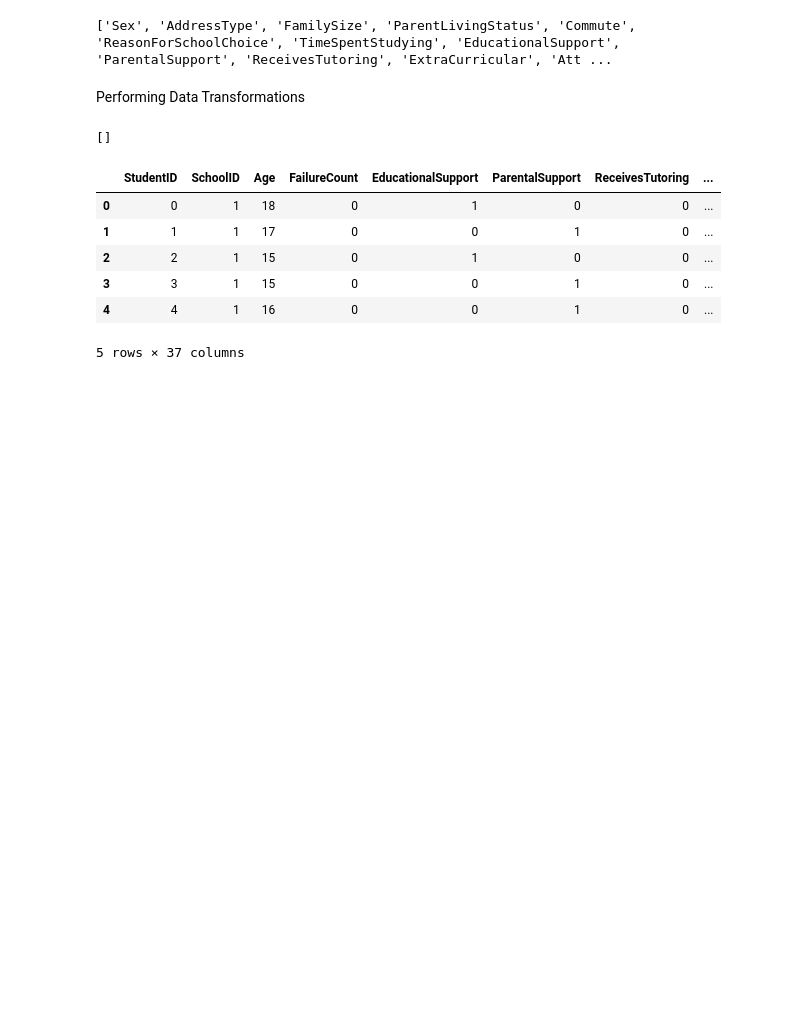
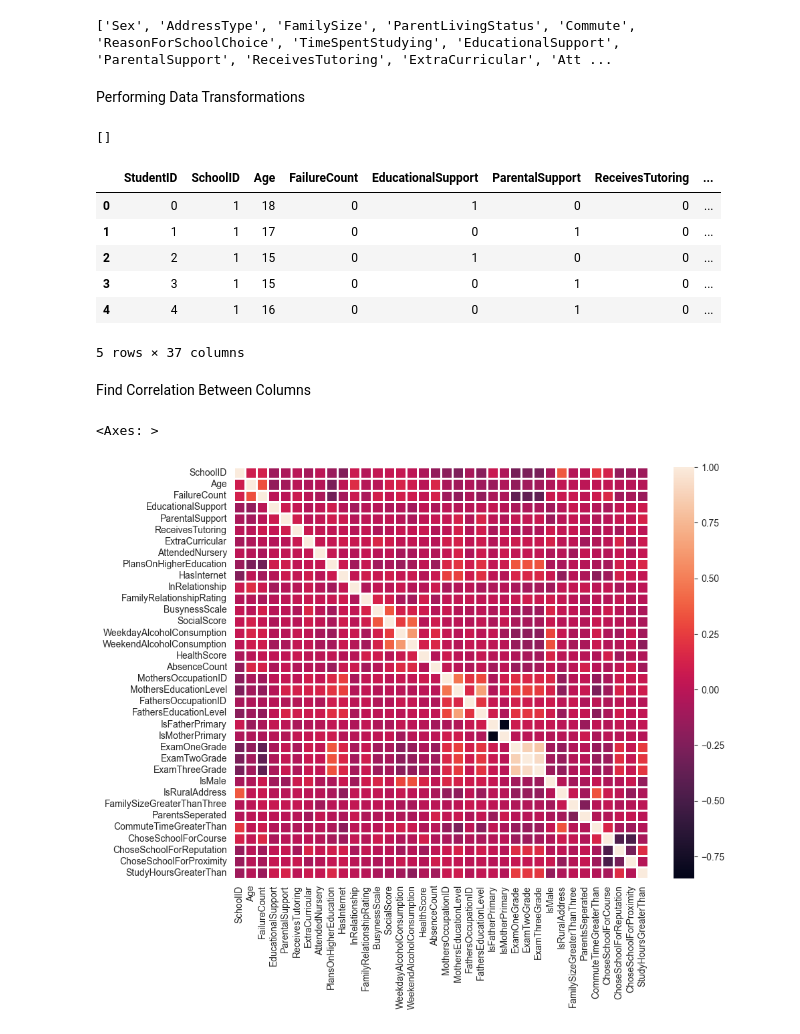
Before and after one commit to Ethan07914/StreamlitStudentDataPlatform, a Jupyter notebook: main.ipynb, the cells around one changed output. Drawn from its saved outputs; the diff is of its cells as text; code cells hidden in the pictures; blank space fills up the shorter version.

Commit message:
Created a heatmap to see correlation between the values of each columns

```diff
--- a/main.ipynb
+++ b/main.ipynb
@@ -104,3 +104,15 @@ TransformedData.head()
 | 3 | 3 | 1 | 15 | 0 | 0 | 1 | 0 | ... |
 | 4 | 4 | 1 | 16 | 0 | 0 | 1 | 0 | ... |
 5 rows × 37 columns
+# %% [markdown]
+Find Correlation Between Columns
+# %%
+Correlation = TransformedData.drop(columns=['StudentID']).corr(numeric_only=True)
+plt.figure(figsize = (10,8))
+corr_heatmap = sns.heatmap(Correlation, linewidths=1)
+corr_heatmap
+#From This you can see that ExamTwoGrade has the greatest impact on ExamThreeGrade followed by ExamOneGrade
+#The columns PlansOnHigherEducation also holds some weight on ExamThreeGrade as well as TheStudyHoursGreaterThan column showing students who studying more typically achieve a higher grade
+# %% [output]
+<Axes: >
+[figure, added]
```
